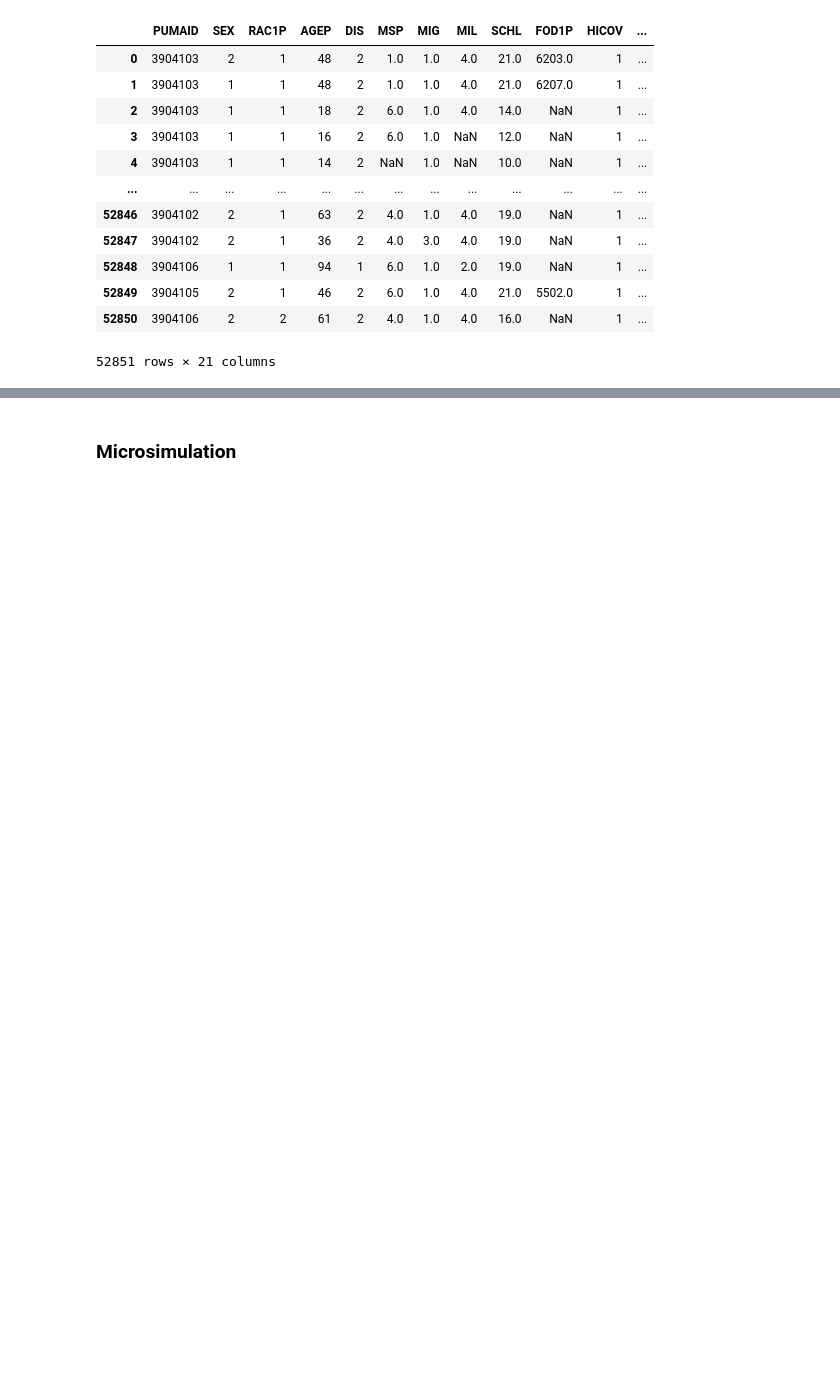
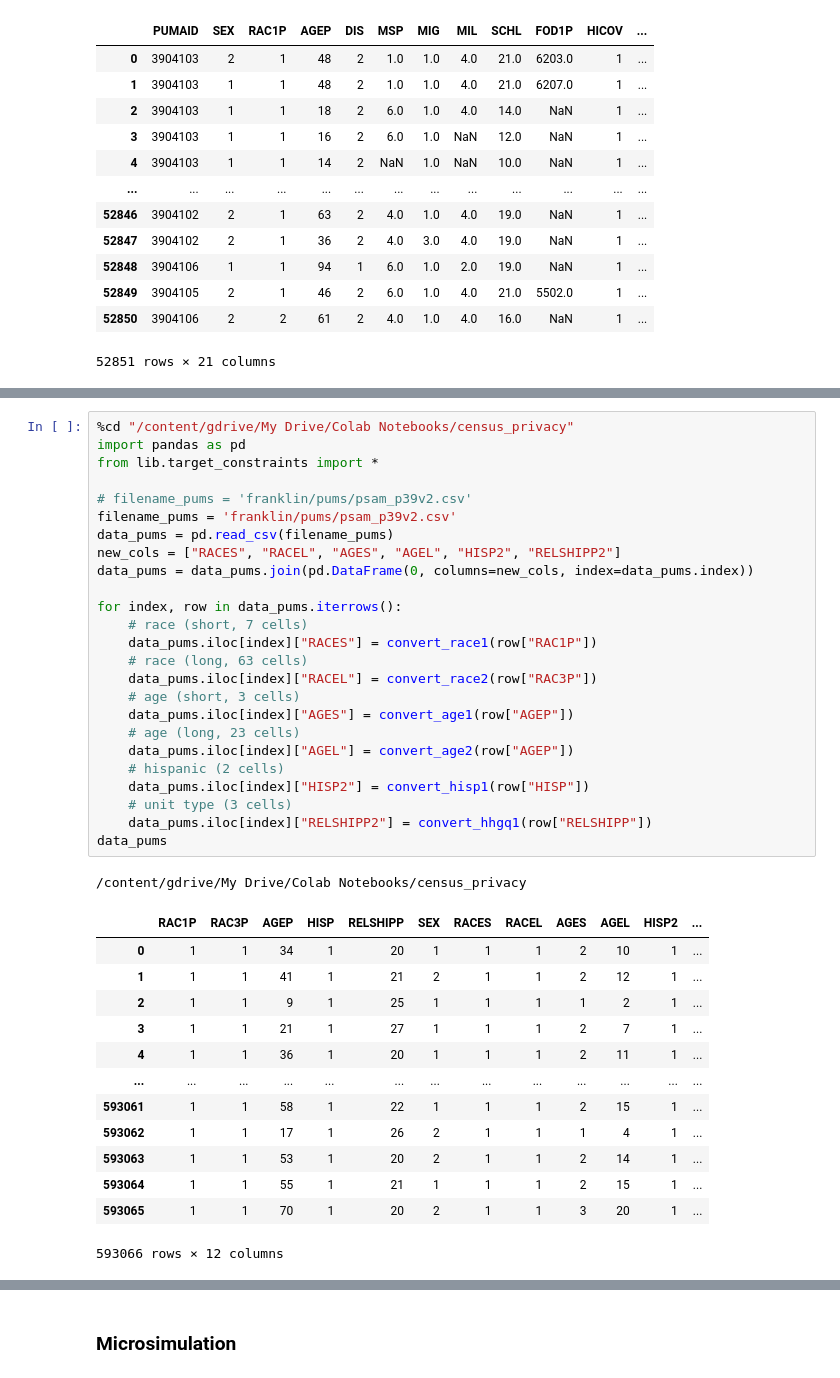
Before and after one commit to linyuehzzz/tda-eval, a Jupyter notebook: franklin_microsim.ipynb, the cells around one changed output, grey strips where cells are left out. Saved outputs shown, nothing was run; the diff lists cells and outputs as text; blank space fills up the shorter version.

```diff
--- a/franklin_microsim.ipynb
+++ b/franklin_microsim.ipynb
@@ -57,0 +86,40 @@ pums_subset
+# %%
+%cd "/content/gdrive/My Drive/Colab Notebooks/census_privacy"
+import pandas as pd
+from lib.target_constraints import *
+
+# filename_pums = 'franklin/pums/psam_p39v2.csv'
+filename_pums = 'franklin/pums/psam_p39v2.csv'
+data_pums = pd.read_csv(filename_pums)
+new_cols = ["RACES", "RACEL", "AGES", "AGEL", "HISP2", "RELSHIPP2"]
+data_pums = data_pums.join(pd.DataFrame(0, columns=new_cols, index=data_pums.index))
+
+for index, row in data_pums.iterrows():
+    # race (short, 7 cells)
+    data_pums.iloc[index]["RACES"] = convert_race1(row["RAC1P"])
+    # race (long, 63 cells)
+    data_pums.iloc[index]["RACEL"] = convert_race2(row["RAC3P"])
+    # age (short, 3 cells)
+    data_pums.iloc[index]["AGES"] = convert_age1(row["AGEP"])
+    # age (long, 23 cells)
+    data_pums.iloc[index]["AGEL"] = convert_age2(row["AGEP"])
+    # hispanic (2 cells)
+    data_pums.iloc[index]["HISP2"] = convert_hisp1(row["HISP"])
+    # unit type (3 cells)
+    data_pums.iloc[index]["RELSHIPP2"] = convert_hhgq1(row["RELSHIPP"])
+data_pums
+# %% [output]
+/content/gdrive/My Drive/Colab Notebooks/census_privacy
+|  | RAC1P | RAC3P | AGEP | HISP | RELSHIPP | SEX | RACES | RACEL | AGES | AGEL | HISP2 | ... |
+| 0 | 1 | 1 | 34 | 1 | 20 | 1 | 1 | 1 | 2 | 10 | 1 | ... |
+| 1 | 1 | 1 | 41 | 1 | 21 | 2 | 1 | 1 | 2 | 12 | 1 | ... |
+| 2 | 1 | 1 | 9 | 1 | 25 | 1 | 1 | 1 | 1 | 2 | 1 | ... |
+| 3 | 1 | 1 | 21 | 1 | 27 | 1 | 1 | 1 | 2 | 7 | 1 | ... |
+| 4 | 1 | 1 | 36 | 1 | 20 | 1 | 1 | 1 | 2 | 11 | 1 | ... |
+| ... | ... | ... | ... | ... | ... | ... | ... | ... | ... | ... | ... | ... |
+| 593061 | 1 | 1 | 58 | 1 | 22 | 1 | 1 | 1 | 2 | 15 | 1 | ... |
+| 593062 | 1 | 1 | 17 | 1 | 26 | 2 | 1 | 1 | 1 | 4 | 1 | ... |
+| 593063 | 1 | 1 | 53 | 1 | 20 | 2 | 1 | 1 | 2 | 14 | 1 | ... |
+| 593064 | 1 | 1 | 55 | 1 | 21 | 1 | 1 | 1 | 2 | 15 | 1 | ... |
+| 593065 | 1 | 1 | 70 | 1 | 20 | 2 | 1 | 1 | 3 | 20 | 1 | ... |
+593066 rows × 12 columns
```
Also changed, not shown: parts of 18 cells of this notebook.
